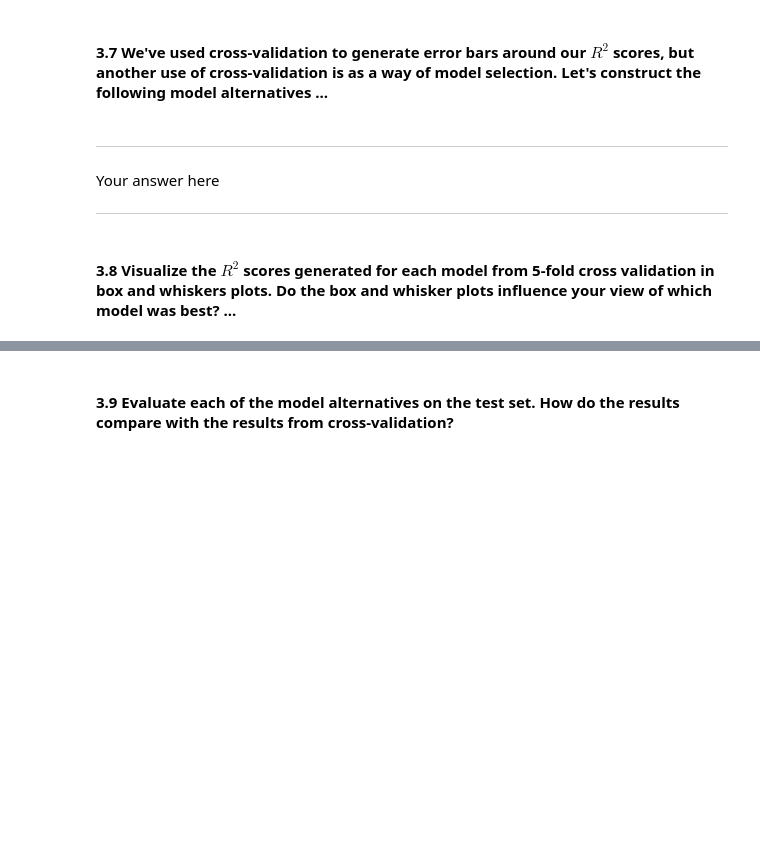
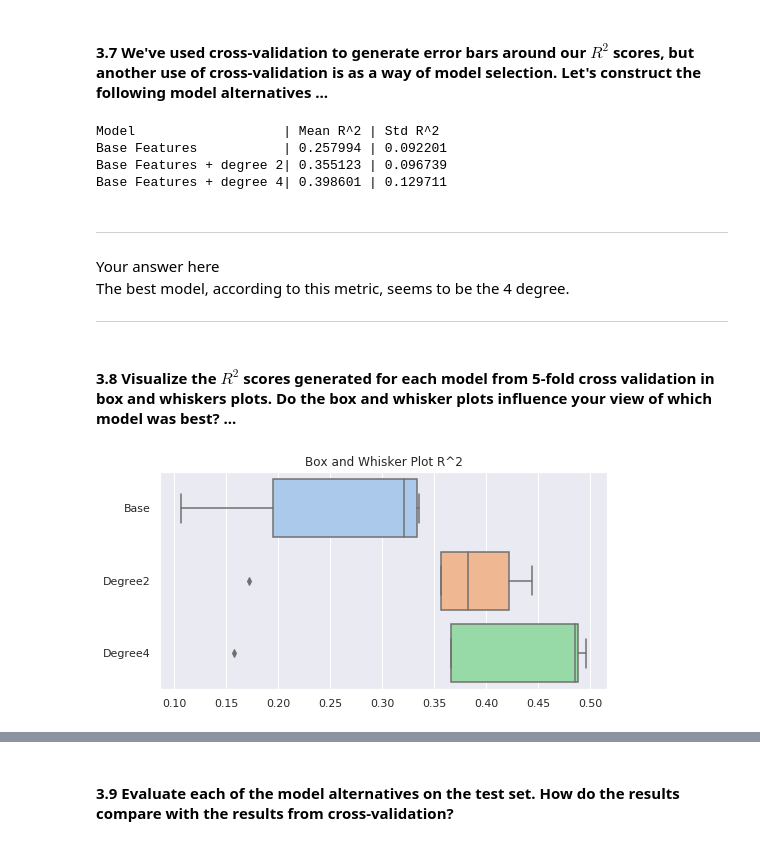
Before and after one commit to lucasmoschen/data-science-fundamentals, a Jupyter notebook: homeworks/cs109a_hw4/cs109a_HW4.ipynb, the cells around one changed output, grey strips where cells are left out. Drawn from its saved outputs; the diff is of its cells as text; code cells hidden in the pictures; blank space fills up the shorter version.

```diff
--- a/homeworks/cs109a_hw4/cs109a_HW4.ipynb
+++ b/homeworks/cs109a_hw4/cs109a_HW4.ipynb
@@ -424,6 +481,23 @@ Your answer here
+# %%
+# your code here
+r2_model1 = cross_val_score(LinearRegression(), X_train, y_train, scoring='r2', cv = 5)
+r2_model2 = cross_val_score(LinearRegression(), get_poly_dataset(X_train, numerical_features, 2), y_train, scoring = 'r2', cv = 5)
+r2_model3 = cross_val_score(LinearRegression(), X_train_poly, y_train, scoring = 'r2', cv = 5)
+
+print('Model                   | Mean R^2 | Std R^2')
+print('Base Features           | {:.6f} | {:.6f}  '.format(np.mean(r2_model1), np.std(r2_model1)))
+print('Base Features + degree 2| {:.6f} | {:.6f}  '.format(np.mean(r2_model2), np.std(r2_model2)))
+print('Base Features + degree 4| {:.6f} | {:.6f}  '.format(np.mean(r2_model3), np.std(r2_model3)))
+# %% [output]
+Model                   | Mean R^2 | Std R^2
+Base Features           | 0.257994 | 0.092201
+Base Features + degree 2| 0.355123 | 0.096739
+Base Features + degree 4| 0.398601 | 0.129711
 # %% [markdown]
 <HR>
 Your answer here
+
+The best model, according to this metric, seems to be the 4 degree.
 <HR>
 # %% [markdown]
 #### 3.8 Visualize the $R^2$ scores generated for each model from 5-fold cross validation in box and whiskers plots.  Do the box and whisker plots influence your view of which model was best? ...
@@ -431,0 +504,11 @@ Your answer here
+# %%
+# your code here
+r2_df = pd.DataFrame({'Base': r2_model1, 'Degree2': r2_model2, 'Degree4': r2_model3})
+fig, ax = plt.subplots(figsize = (8,4))
+sns.set(style="darkgrid", palette = 'pastel')
+sns.boxplot(data = r2_df, orient = 'h', ax = ax)
+ax.set_title('Box and Whisker Plot R^2')
+
+plt.show()
+# %% [output]
+[figure, added]
```
Also changed, not shown: parts of 39 cells of this notebook.
